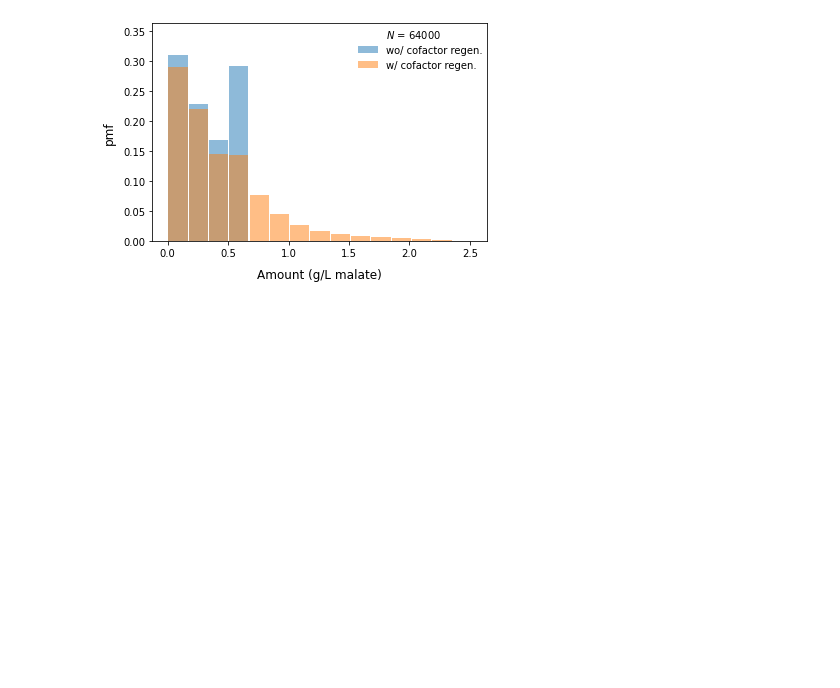
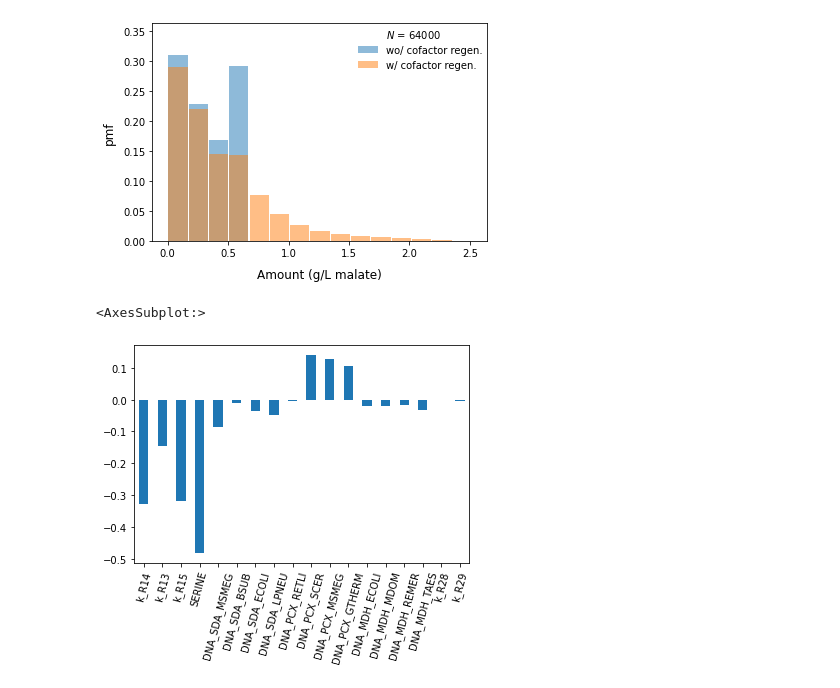
Before and after one commit to carothersresearch/ODBM, a Jupyter notebook: buildModelFromExcel.ipynb, the cells around one changed output. Drawn from its saved outputs; the diff is of its cells as text; code cells hidden in the pictures; blank space fills up the shorter version.

Commit message:
corr plots

```diff
--- a/buildModelFromExcel.ipynb
+++ b/buildModelFromExcel.ipynb
@@ -153,6 +150,9 @@ plt.scatter(allM[0][:,1],allM[0][:,0], marker = '.', alpha = 0.3)
 # %%
-df = pd.DataFrame({**params,'yld':ylds})
+df = pd.DataFrame({**params,'yld':allM[0][:,0]})
 (df.corr()['yld'][params.keys()]).plot(kind = 'bar', legend = False, rot = 75)
+# %% [output]
+<AxesSubplot:>
+[figure, added]
 # %%
 var_names = (['DNA_'+d for d in sdaV+pcxV+mdhV])
 corr_list = []
```
Also changed, not shown: parts of 6 cells of this notebook.
